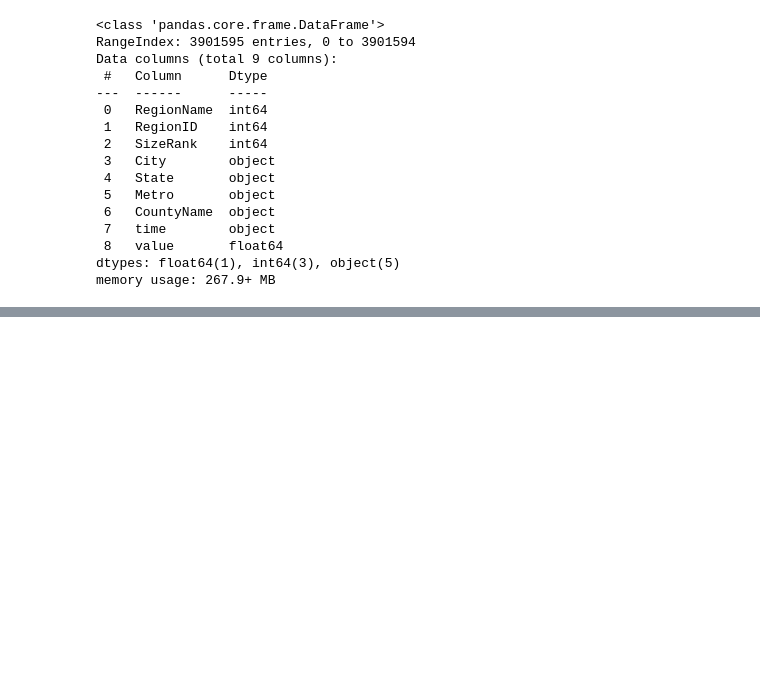
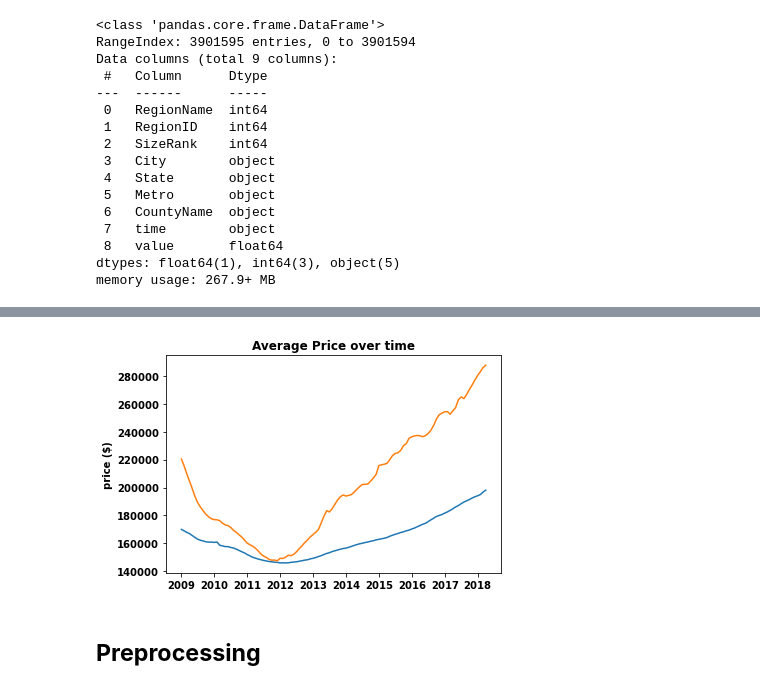
Before and after one commit to FeritYikar/phase4, a Jupyter notebook: jupyter_files/Abass.ipynb, the cells around one changed output, grey strips where cells are left out. Cells and saved outputs as stored; diff of their text form; code cells hidden in the pictures; blank space fills up the shorter version.

```diff
--- a/jupyter_files/Abass.ipynb
+++ b/jupyter_files/Abass.ipynb
@@ -244,0 +130,11 @@ def scrape_data(zipcode):
+# %%
+fig, ax = plt.subplots()
+ax.set_title('Average Price over time')
+ax.set_ylabel('price ($)')
+ax.plot(df.groupby('time').median()['value'].loc['2009-01-01':])
+ax.plot(df[df['State'] == 'NV'].groupby('time').median()['value'].loc['2009-01-01':])
+plt.legend;
+# %% [output]
+[figure, added]
+# %% [markdown]
+## **Preprocessing**
```
Also changed, not shown: parts of 81 cells of this notebook, 15 other files.
